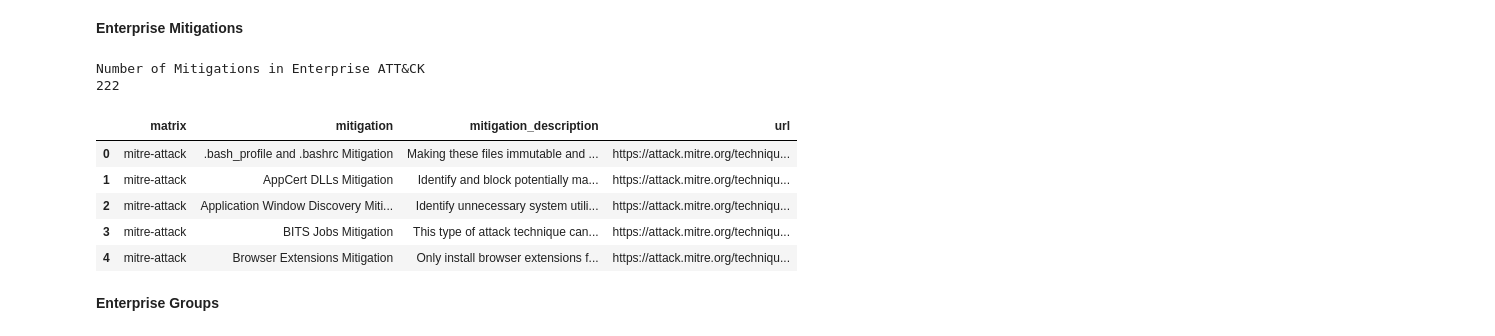
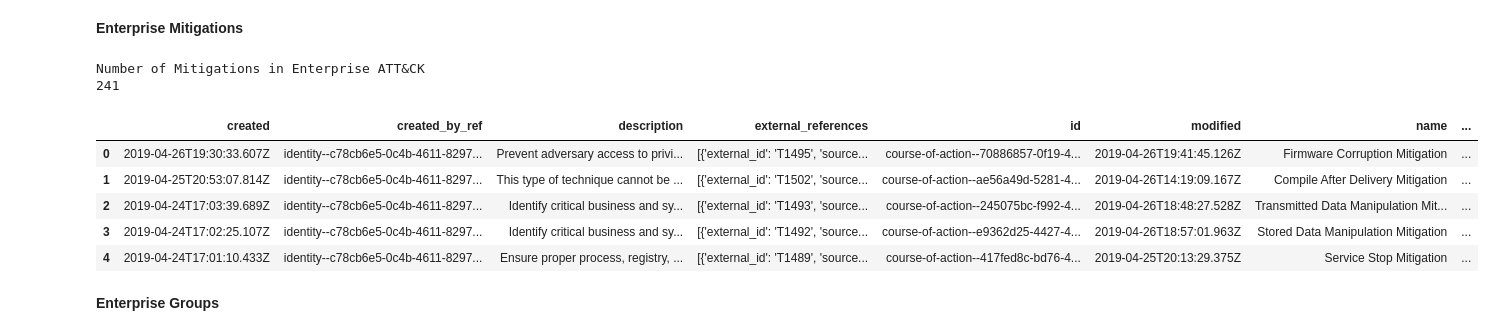
Before and after one commit to OTRF/ATTACK-Python-Client, a Jupyter notebook: notebooks/Usage_Basics.ipynb, the cells around one changed output. Saved outputs shown, nothing was run; the diff lists cells and outputs as text; code cells hidden in the pictures.

```diff
--- a/notebooks/Usage_Basics.ipynb
+++ b/notebooks/Usage_Basics.ipynb
@@ -247,0 +246,6 @@ Number of Malware in ATT&CK
+# %%
+malware = []
+for t in all_attack['malware']:
+    malware.append(json.loads(t.serialize()))
+df = json_normalize(malware)
+df[0:4]
@@ -304,0 +311,6 @@ Number of Tools in ATT&CK
+# %%
+tools = []
+for t in all_attack['tools']:
+    tools.append(json.loads(t.serialize()))
+df = json_normalize(tools)
+df[0:4]
@@ -362,0 +374,6 @@ Number of Relationships in ATT&CK
+# %%
+relationships = []
+for t in all_attack['relationships']:
+    relationships.append(json.loads(t.serialize()))
+df = json_normalize(relationships)
+df[0:4]
@@ -409,0 +434,6 @@ Number of Techniques in Enterprise ATT&CK
+# %%
+techniques = []
+for t in all_enterprise['techniques']:
+    techniques.append(json.loads(t.serialize()))
+df = json_normalize(techniques)
+df[0:4]
@@ -412,18 +449,22 @@ Number of Techniques in Enterprise ATT&CK
 # %%
 print("Number of Mitigations in Enterprise ATT&CK")
 print(len(all_enterprise['mitigations']))
-df = all_enterprise['mitigations']
-df = json_normalize(df)
-df.reindex(['matrix','mitigation', 'mitigation_description', 'url'], axis=1)[0:5]
 # %% [output]
 Number of Mitigations in Enterprise ATT&CK
-222
+241
-|  | matrix | mitigation | mitigation_description | url |
-| 0 | mitre-attack | .bash_profile and .bashrc Mitigation | Making these files immutable and ... | https://attack.mitre.org/techniqu... |
-| 1 | mitre-attack | AppCert DLLs Mitigation | Identify and block potentially ma... | https://attack.mitre.org/techniqu... |
-| 2 | mitre-attack | Application Window Discovery Miti... | Identify unnecessary system utili... | https://attack.mitre.org/techniqu... |
-| 3 | mitre-attack | BITS Jobs Mitigation | This type of attack technique can... | https://attack.mitre.org/techniqu... |
-| 4 | mitre-attack | Browser Extensions Mitigation | Only install browser extensions f... | https://attack.mitre.org/techniqu... |
+# %%
+mitigations = []
+for t in all_enterprise['mitigations']:
+    mitigations.append(json.loads(t.serialize()))
+df = json_normalize(mitigations)
+df[0:5]
+# %% [output]
+|  | created | created_by_ref | description | external_references | id | modified | name | ... |
+| 0 | 2019-04-26T19:30:33.607Z | identity--c78cb6e5-0c4b-4611-8297... | Prevent adversary access to privi... | [{'external_id': 'T1495', 'source... | course-of-action--70886857-0f19-4... | 2019-04-26T19:41:45.126Z | Firmware Corruption Mitigation | ... |
+| 1 | 2019-04-25T20:53:07.814Z | identity--c78cb6e5-0c4b-4611-8297... | This type of technique cannot be ... | [{'external_id': 'T1502', 'source... | course-of-action--ae56a49d-5281-4... | 2019-04-26T14:19:09.167Z | Compile After Delivery Mitigation | ... |
+| 2 | 2019-04-24T17:03:39.689Z | identity--c78cb6e5-0c4b-4611-8297... | Identify critical business and sy... | [{'external_id': 'T1493', 'source... | course-of-action--245075bc-f992-4... | 2019-04-26T18:48:27.528Z | Transmitted Data Manipulation Mit... | ... |
+| 3 | 2019-04-24T17:02:25.107Z | identity--c78cb6e5-0c4b-4611-8297... | Identify critical business and sy... | [{'external_id': 'T1492', 'source... | course-of-action--e9362d25-4427-4... | 2019-04-26T18:57:01.963Z | Stored Data Manipulation Mitigation | ... |
+| 4 | 2019-04-24T17:01:10.433Z | identity--c78cb6e5-0c4b-4611-8297... | Ensure proper process, registry, ... | [{'external_id': 'T1489', 'source... | course-of-action--417fed8c-bd76-4... | 2019-04-25T20:13:29.375Z | Service Stop Mitigation | ... |
 # %% [markdown]
 **Enterprise Groups**
 # %%
```
Also changed, not shown: parts of 100 cells of this notebook, 16 other files.
